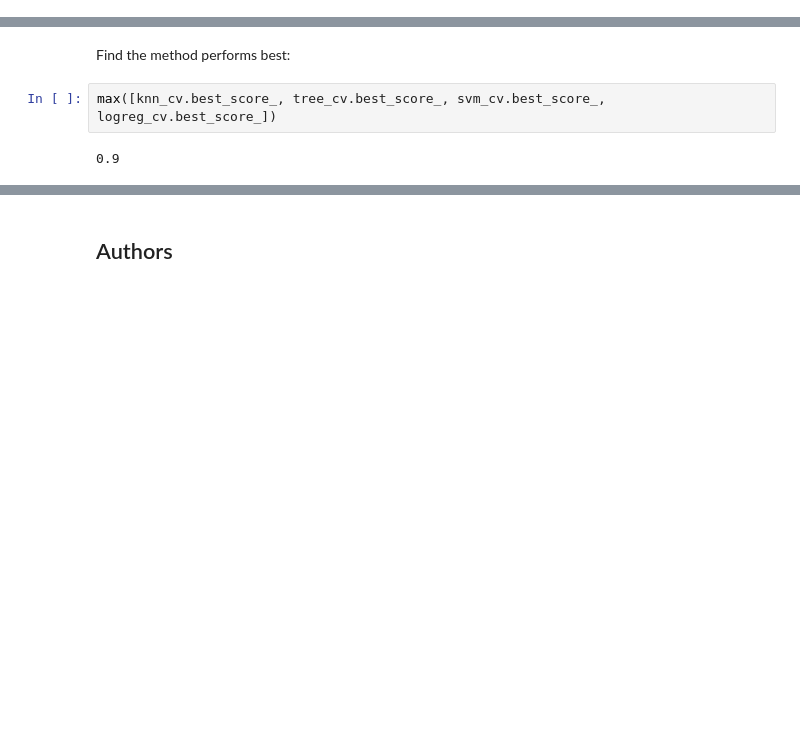
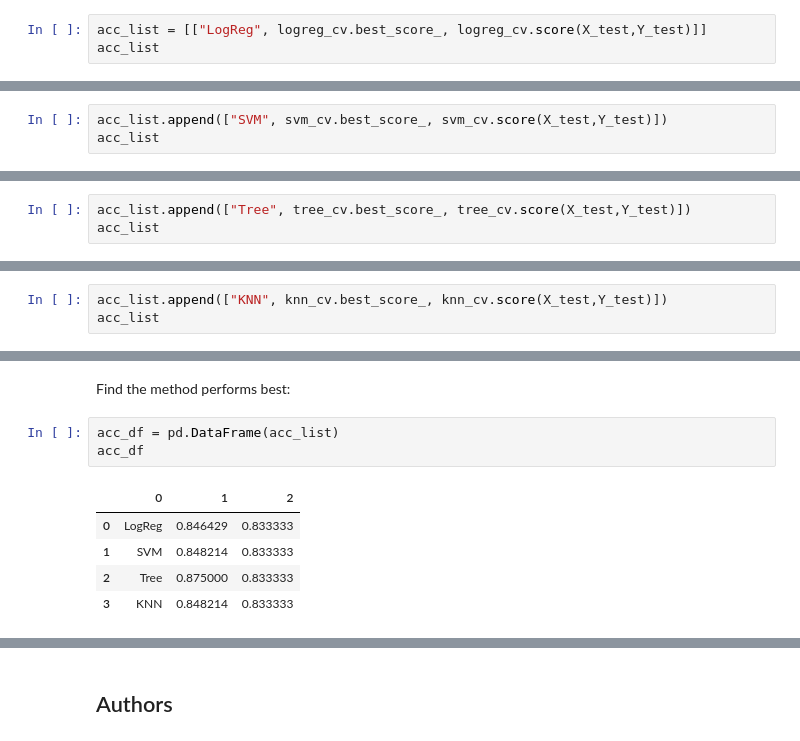
Before and after one commit to tuonganlinh/master, a Jupyter notebook: Machine Learning Prediction (Build ML Pipeline).ipynb, the cells around one changed output, grey strips where cells are left out. Saved outputs shown, nothing was run; the diff lists cells and outputs as text; blank space fills up the shorter version.

```diff
--- a/Machine Learning Prediction (Build ML Pipeline).ipynb
+++ b/Machine Learning Prediction (Build ML Pipeline).ipynb
@@ -200,3 +200,6 @@ Calculate the accuracy on the test data using the method <code>score</code>:
 print("Accuracy score on test data: ", logreg_cv.score(X_test, Y_test))
 # %% [output]
 Accuracy score on test data:  0.8333333333333334
+# %%
+acc_list = [["LogReg", logreg_cv.best_score_, logreg_cv.score(X_test,Y_test)]]
+acc_list
@@ -242,3 +247,6 @@ Calculate the accuracy on the test data using the method <code>score</code>:
 print("Accuracy score on test data: ", svm_cv.score(X_test, Y_test))
 # %% [output]
 Accuracy score on test data:  0.8333333333333334
+# %%
+acc_list.append(["SVM", svm_cv.best_score_, svm_cv.score(X_test,Y_test)])
+acc_list
@@ -287,3 +298,6 @@ Calculate the accuracy of tree_cv on the test data using the method <code>score<
 print("Accuracy score on test data: ", tree_cv.score(X_test, Y_test))
 # %% [output]
 Accuracy score on test data:  0.8333333333333334
+# %%
+acc_list.append(["Tree", tree_cv.best_score_, tree_cv.score(X_test,Y_test)])
+acc_list
@@ -326,3 +344,6 @@ Calculate the accuracy of tree_cv on the test data using the method <code>score<
 print("Accuracy score on test data: ", knn_cv.score(X_test, Y_test))
 # %% [output]
 Accuracy score on test data:  0.8333333333333334
+# %%
+acc_list.append(["KNN", knn_cv.best_score_, knn_cv.score(X_test,Y_test)])
+acc_list
@@ -337,7 +363,12 @@ plot_confusion_matrix(Y_test,yhat)
 ## TASK  12
 # %% [markdown]
 Find the method performs best:
-# %%
-max([knn_cv.best_score_, tree_cv.best_score_, svm_cv.best_score_, logreg_cv.best_score_])
-# %% [output]
-0.9
+# %%
+acc_df = pd.DataFrame(acc_list)
+acc_df
+# %% [output]
+|  | 0 | 1 | 2 |
+| 0 | LogReg | 0.846429 | 0.833333 |
+| 1 | SVM | 0.848214 | 0.833333 |
+| 2 | Tree | 0.875000 | 0.833333 |
+| 3 | KNN | 0.848214 | 0.833333 |
```
Also changed, not shown: parts of 9 cells of this notebook.
